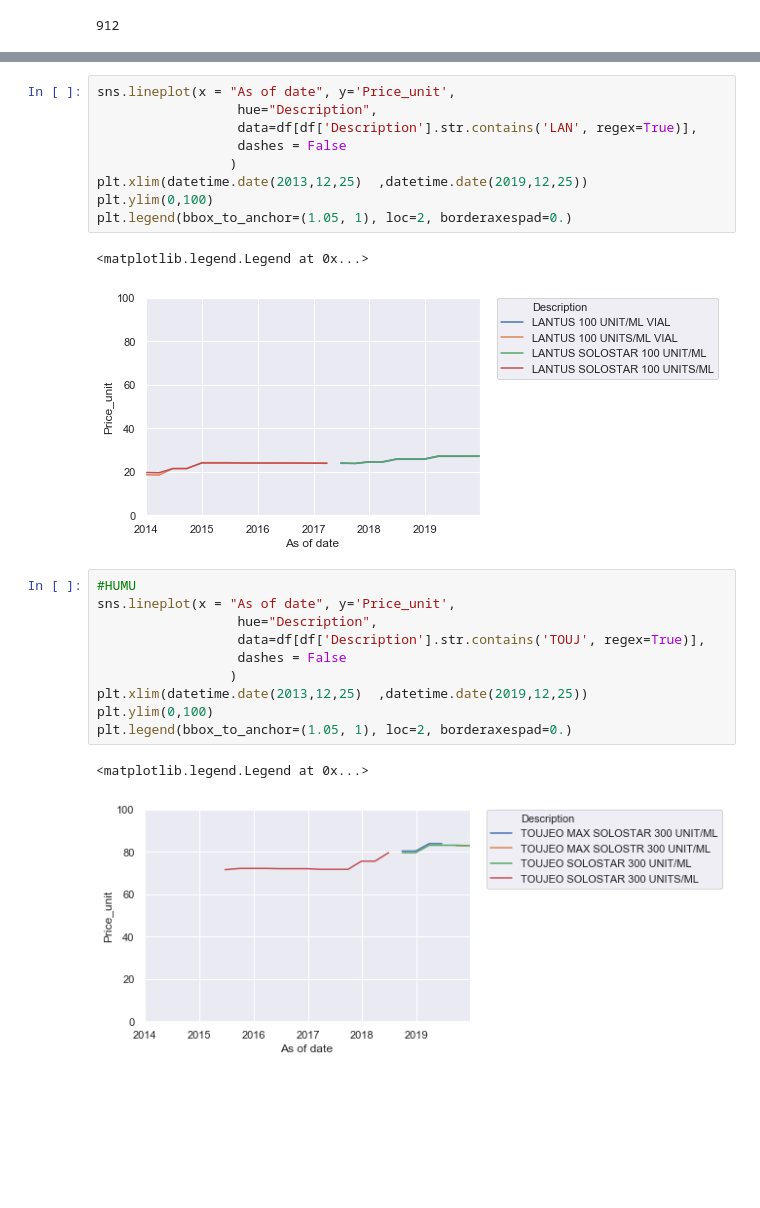
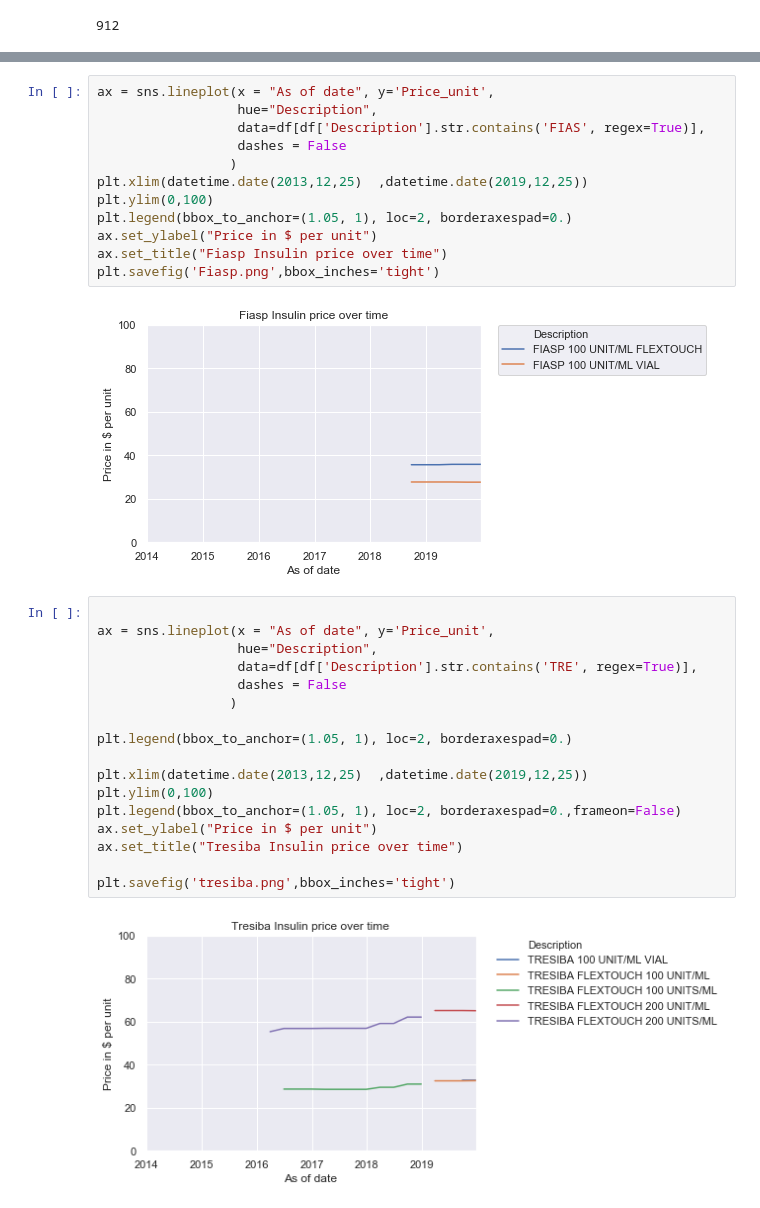
Before and after one commit to clayton-summitt/Insulin_pricing_trends, a Jupyter notebook: psql_NADAC.ipynb, the cells around one changed output, grey strips where cells are left out. Saved outputs shown, nothing was run; the diff lists cells and outputs as text; blank space fills up the shorter version.

```diff
--- a/psql_NADAC.ipynb
+++ b/psql_NADAC.ipynb
@@ -134,25 +214,33 @@ plt.legend(bbox_to_anchor=(1.05, 1), loc=2, borderaxespad=0.)
 # %%
-sns.lineplot(x = "As of date", y='Price_unit',
+ax = sns.lineplot(x = "As of date", y='Price_unit',
                   hue="Description",
-                  data=df[df['Description'].str.contains('LAN', regex=True)],
+                  data=df[df['Description'].str.contains('FIAS', regex=True)],
                   dashes = False
                  )
 plt.xlim(datetime.date(2013,12,25)	,datetime.date(2019,12,25))
 plt.ylim(0,100)
 plt.legend(bbox_to_anchor=(1.05, 1), loc=2, borderaxespad=0.)
+ax.set_ylabel("Price in $ per unit")
+ax.set_title("Fiasp Insulin price over time")
+plt.savefig('Fiasp.png',bbox_inches='tight')
 # %% [output]
-<matplotlib.legend.Legend at 0x...>
-[figure, old version]
+[figure, new version]
 # %%
-#HUMU
-sns.lineplot(x = "As of date", y='Price_unit',
+
+ax = sns.lineplot(x = "As of date", y='Price_unit',
                   hue="Description",
-                  data=df[df['Description'].str.contains('TOUJ', regex=True)],
+                  data=df[df['Description'].str.contains('TRE', regex=True)],
                   dashes = False
                  )
+
+plt.legend(bbox_to_anchor=(1.05, 1), loc=2, borderaxespad=0.)
+
 plt.xlim(datetime.date(2013,12,25)	,datetime.date(2019,12,25))
 plt.ylim(0,100)
-plt.legend(bbox_to_anchor=(1.05, 1), loc=2, borderaxespad=0.)
+plt.legend(bbox_to_anchor=(1.05, 1), loc=2, borderaxespad=0.,frameon=False)
+ax.set_ylabel("Price in $ per unit")
+ax.set_title("Tresiba Insulin price over time")
+
+plt.savefig('tresiba.png',bbox_inches='tight')
 # %% [output]
-<matplotlib.legend.Legend at 0x...>
-[figure, old version]
+[figure, new version]
```
Also changed, not shown: parts of 22 cells of this notebook, 17 other files.
